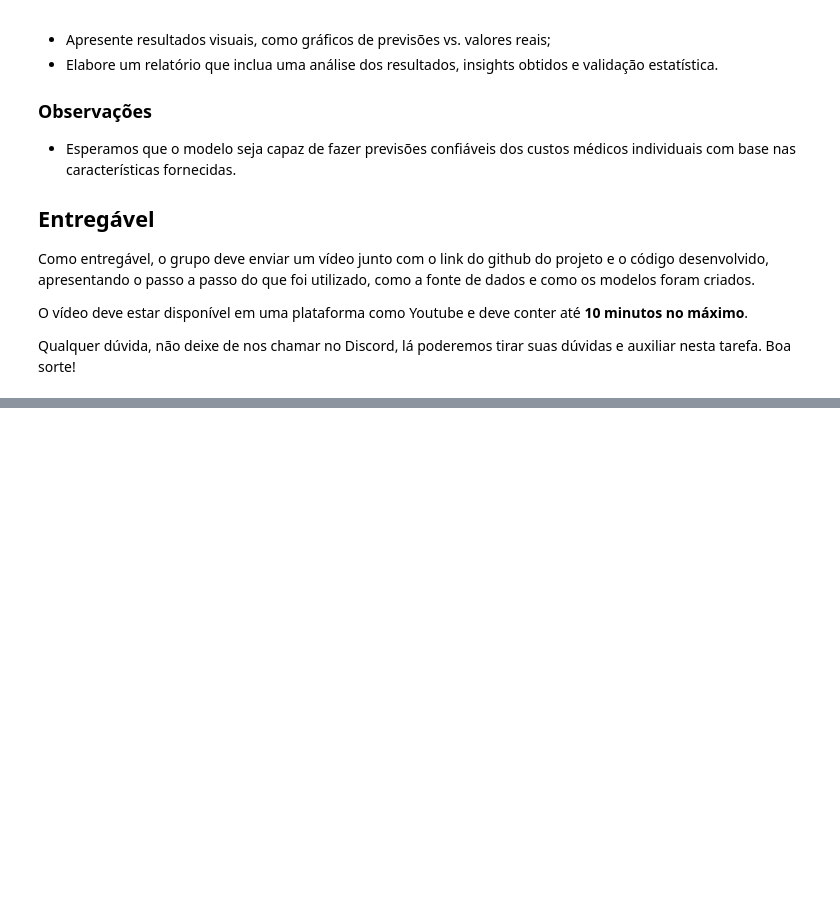
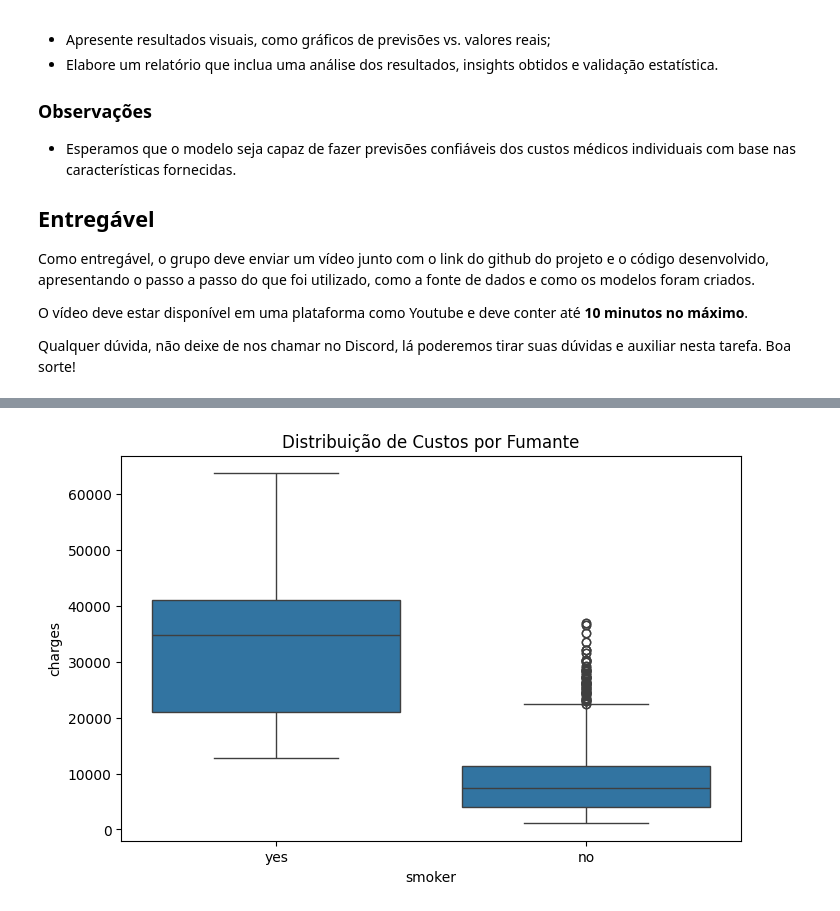
Before and after one commit to iaglourenco/fiap-tech-challenges, a Jupyter notebook: Tech_Challenge_1.ipynb, the cells around one changed output, grey strips where cells are left out. Drawn from its saved outputs; the diff is of its cells as text; code cells hidden in the pictures; blank space fills up the shorter version.

```diff
--- a/Tech_Challenge_1.ipynb
+++ b/Tech_Challenge_1.ipynb
@@ -81,0 +101,8 @@ suas dúvidas e auxiliar nesta tarefa. Boa sorte!
+# %%
+# Distribuição de custos medicos por fumante ou não
+plt.figure(figsize=(8,5))
+sns.boxplot(x='smoker', y='charges', data=df)
+plt.title('Distribuição de Custos por Fumante')
+plt.show()
+# %% [output]
+[figure, added]
```
Also changed, not shown: parts of 12 cells of this notebook.
